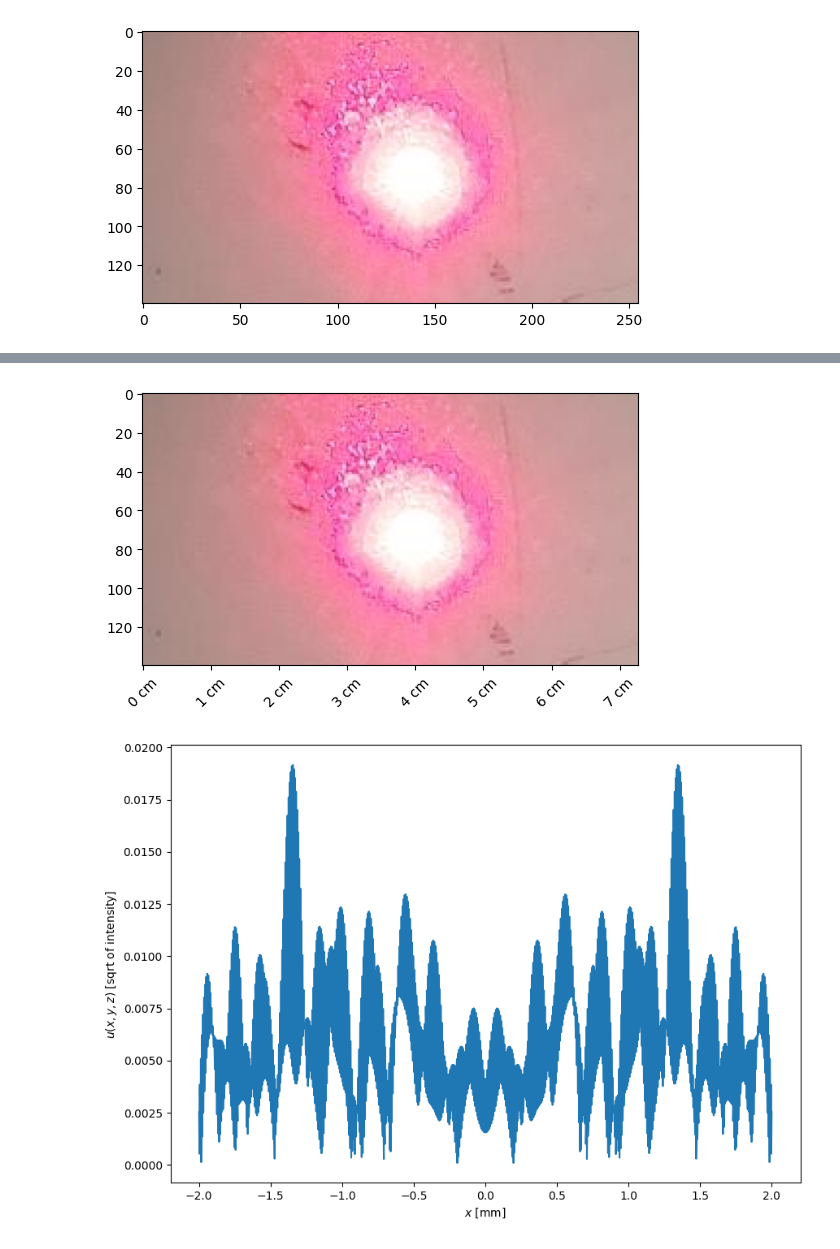
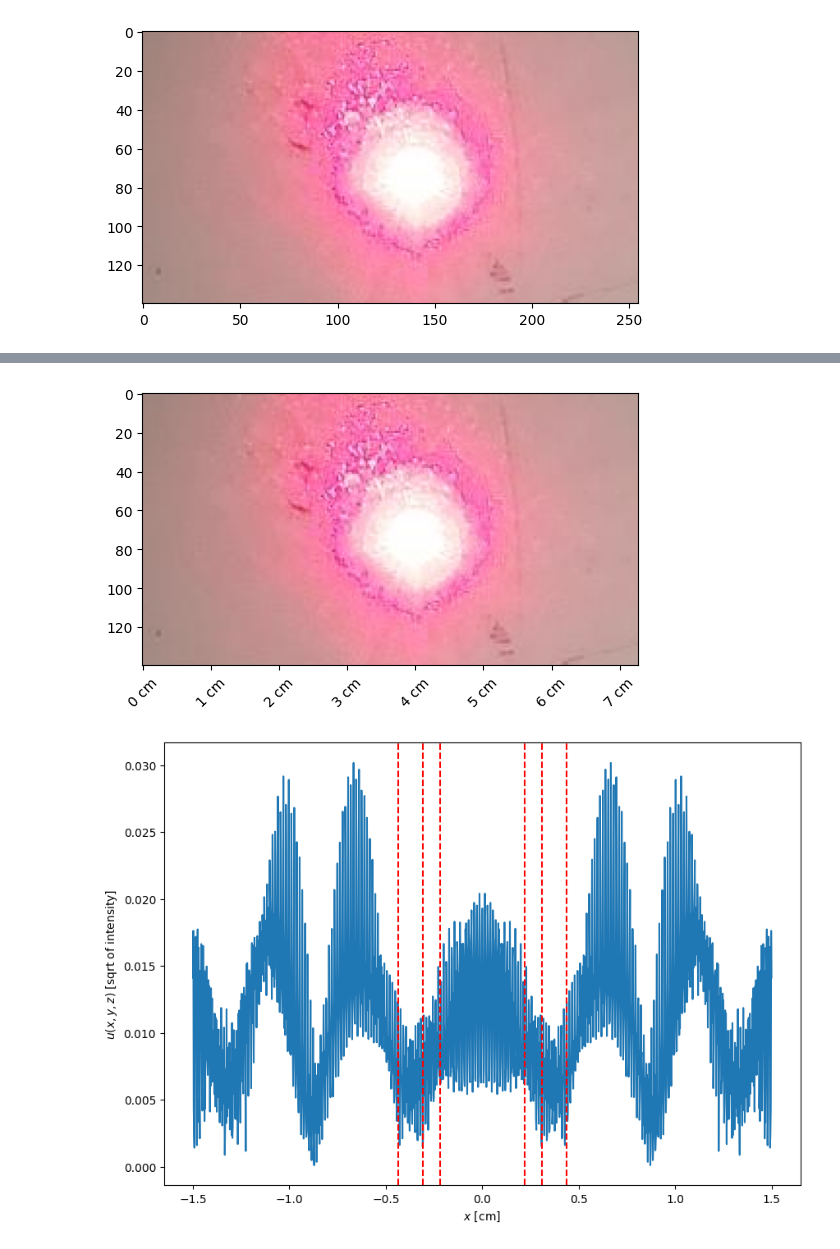
Before and after one commit to opticslabjkmspk/optics_lab3, a Jupyter notebook: Diffraction.ipynb, the cells around one changed output, grey strips where cells are left out. Cells and saved outputs as stored; diff of their text form; code cells hidden in the pictures.

```diff
--- a/Diffraction.ipynb
+++ b/Diffraction.ipynb
@@ -177,8 +178,8 @@ class calculate_diffraction:
         fig = plt.figure(figsize=(10, 7))
         fig.add_subplot(rows, columns, 1)
         plt.pcolormesh(self.xv,self.yv,np.abs(self.U), cmap='inferno')
-        plt.xlabel('$x [mm]$')
-        plt.ylabel('$y$ [mm]')
+        plt.xlabel('$x [cm]$')
+        plt.ylabel('$y$ [cm]')
         fig.add_subplot(rows, columns, 2)
         plt.imshow(self.image)
 
@@ -202,7 +203,7 @@ class calculate_diffraction:
         plt.plot(self.x, np.abs(self.U)[250])
         [plt.axvline(self.x.magnitude, ls='--', color='r') for self.x in self.x_min]
         [plt.axvline(-self.x.magnitude, ls='--', color='r') for self.x in self.x_min]
-        plt.xlabel('$x$ [mm]')
+        plt.xlabel('$x$ [cm]')
         plt.ylabel('$u(x,y,z)$ [sqrt of intensity]')
         #fig.add_subplot(rows, columns, 2)
         # Convert to grayscale if not already in grayscale
@@ -216,6 +217,7 @@ class calculate_diffraction:
 
 # Get pixel values along the selected line
         line = [img.getpixel((x, y)) for x in range(img.width)]
+        line = np.sqrt(line)
 
 # Plot intensity vs position
         #plt.plot(line)
@@ -273,13 +275,13 @@ right_scale = 807
 pinhole_diffraction = calculate_diffraction('pinhole',crop_pinhole,top,bottom,left,right)
 pinhole_diffraction.set_scale(top_scale,bottom_scale,left_scale,right_scale)
 pinhole_diffraction.image_processing()
-pinhole_diffraction.set_R(0.1*u.mm)
+pinhole_diffraction.set_R(0.8*u.mm)
 pinhole_diffraction.set_h('None')
 pinhole_diffraction.set_lam(600 * u.nm)
-pinhole_diffraction.set_D(0.1 * u.nm)
+pinhole_diffraction.set_D(0.8 * u.mm)
 pinhole_diffraction.get_R()
-pinhole_diffraction.set_x(np.linspace(-2,2,1600) * u.mm)
-pinhole_diffraction.set_z(5*u.cm)
+pinhole_diffraction.set_x(np.linspace(-1.5,1.5,1600) * u.cm)
+pinhole_diffraction.set_z(700*u.cm)
 pinhole_diffraction.compute_U()
 pinhole_diffraction.plot()
 pinhole_diffraction.get_minima()
@@ -288,2 +290,2 @@ pinhole_diffraction.get_minima()
 [figure]
-[figure, old version]
+[figure, new version]
```
Also changed, not shown: parts of 3 cells of this notebook.
